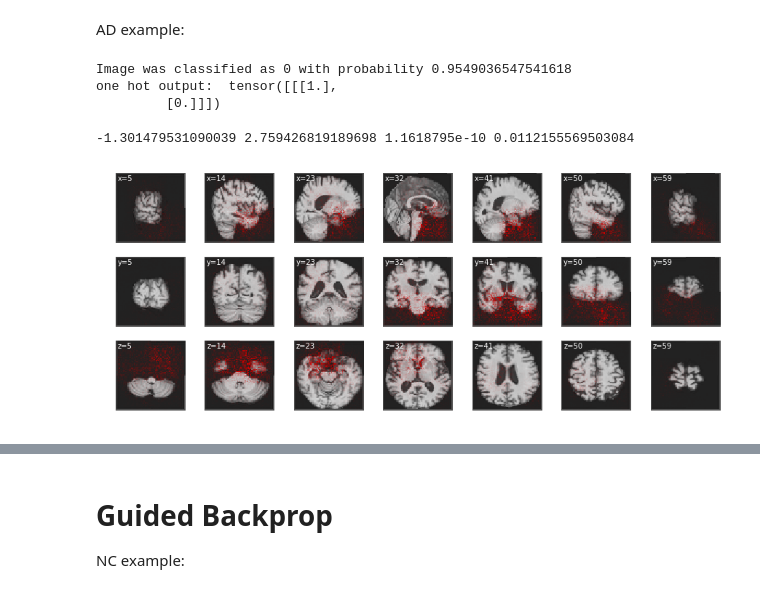
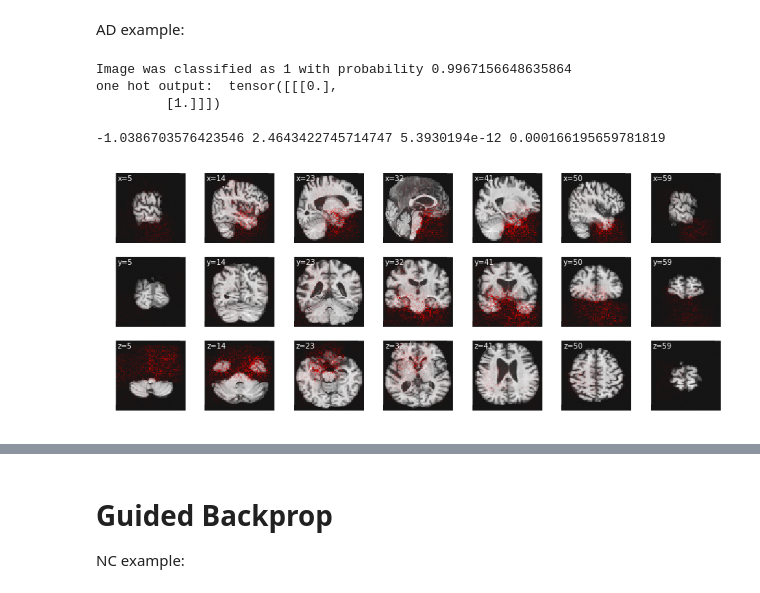
Before and after one commit to kathyfan/cs231n-adni, a Jupyter notebook: new_code/occlusion_backprop_vis.ipynb, the cells around one changed output, grey strips where cells are left out. Drawn from its saved outputs; the diff is of its cells as text; code cells hidden in the pictures.

```diff
--- a/new_code/occlusion_backprop_vis.ipynb
+++ b/new_code/occlusion_backprop_vis.ipynb
@@ -155,18 +155,18 @@ get_relevance_per_area(relevance_map_backprop_neg[0])[:5]
 # %% [markdown]
 AD example:
 # %%
-relevance_map_backprop_pos = interpretation.sensitivity_analysis(net, test_data[500], cuda=False, verbose=True)
+relevance_map_backprop_pos = interpretation.sensitivity_analysis(net, test_data[328], cuda=False, verbose=True)
 # %% [output]
-Image was classified as 0 with probability 0.9549036547541618
-one hot output:  tensor([[[1.],
-         [0.]]])
+Image was classified as 1 with probability 0.9967156648635864
+one hot output:  tensor([[[0.],
+         [1.]]])
 # %%
-vis_utils.plot_slices(test_data[500][0], overlay=relevance_map_backprop_pos[0],
+vis_utils.plot_slices(test_data[328][0], overlay=relevance_map_backprop_pos[0],
                   overlay_vmax=np.percentile(relevance_map_backprop_pos, 99.9),
                   overlay_cmap=vis_utils.alpha_to_red_cmap)
 # %% [output]
--1.301479531090039 2.759426819189698 1.1618795e-10 0.0112155569503084
+-1.0386703576423546 2.4643422745714747 5.3930194e-12 0.000166195659781819
-[figure, old version]
+[figure, new version]
 # %%
 get_relevance_per_area(relevance_map_backprop_pos[0])[:5]
 # %% [output]
```
Also changed, not shown: parts of 12 cells of this notebook.
